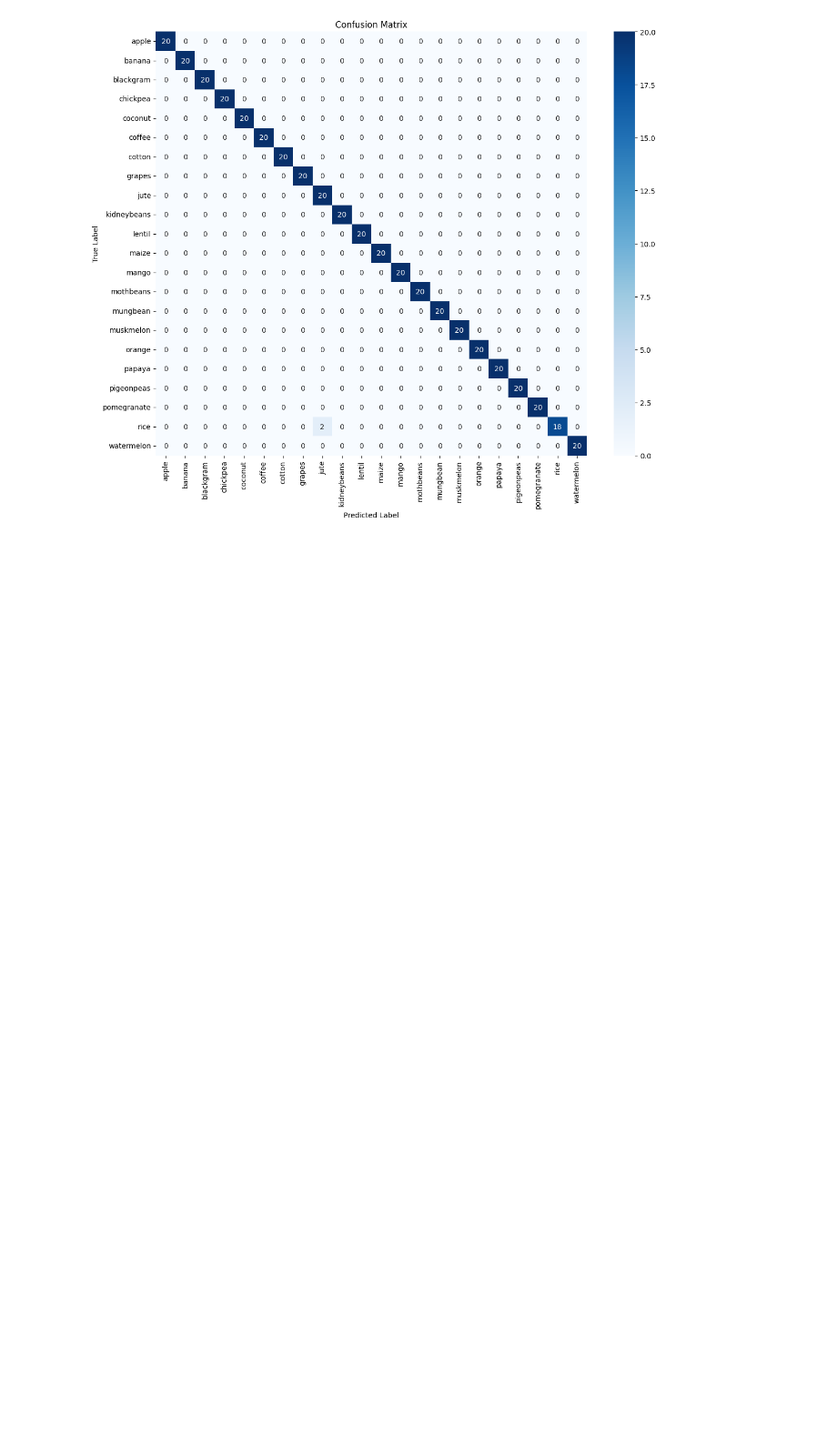
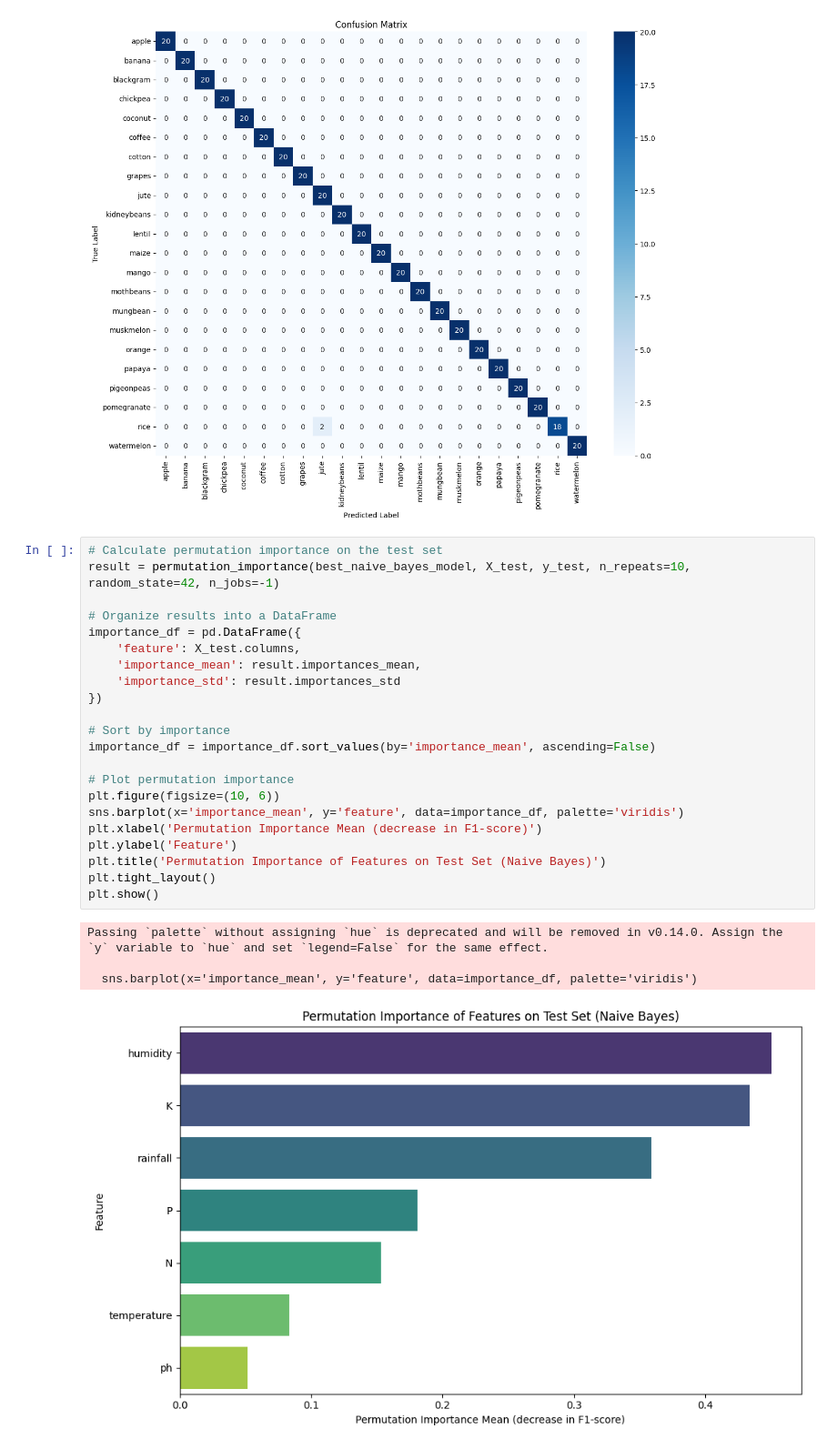
Before and after one commit to francielekreff/crop-recomendation, a Jupyter notebook: crop_recomendation.ipynb, the cells around one changed output. Shown at 91% size. Cells and saved outputs as stored; diff of their text form; blank space fills up the shorter version.

Commit message:
feat: permutation importance

```diff
--- a/crop_recomendation.ipynb
+++ b/crop_recomendation.ipynb
@@ -511,3 +511,30 @@ Classification Report:
    macro avg       1.00      1.00      1.00       440
 weighted avg       1.00      1.00      1.00       440
 [figure]
+# %%
+# Calculate permutation importance on the test set
+result = permutation_importance(best_naive_bayes_model, X_test, y_test, n_repeats=10, random_state=42, n_jobs=-1)
+
+# Organize results into a DataFrame
+importance_df = pd.DataFrame({
+    'feature': X_test.columns,
+    'importance_mean': result.importances_mean,
+    'importance_std': result.importances_std
+})
+
+# Sort by importance
+importance_df = importance_df.sort_values(by='importance_mean', ascending=False)
+
+# Plot permutation importance
+plt.figure(figsize=(10, 6))
+sns.barplot(x='importance_mean', y='feature', data=importance_df, palette='viridis')
+plt.xlabel('Permutation Importance Mean (decrease in F1-score)')
+plt.ylabel('Feature')
+plt.title('Permutation Importance of Features on Test Set (Naive Bayes)')
+plt.tight_layout()
+plt.show()
+# %% [output]
+Passing `palette` without assigning `hue` is deprecated and will be removed in v0.14.0. Assign the `y` variable to `hue` and set `legend=False` for the same effect.
+
+  sns.barplot(x='importance_mean', y='feature', data=importance_df, palette='viridis')
+[figure, added]
```
Also changed, not shown: parts of 2 cells of this notebook.
